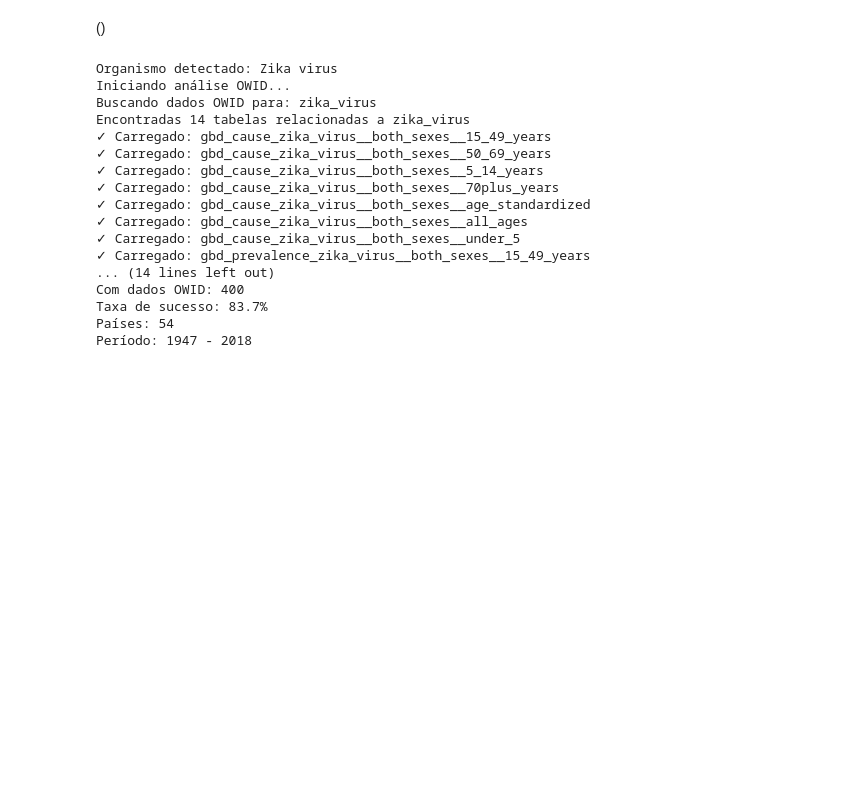
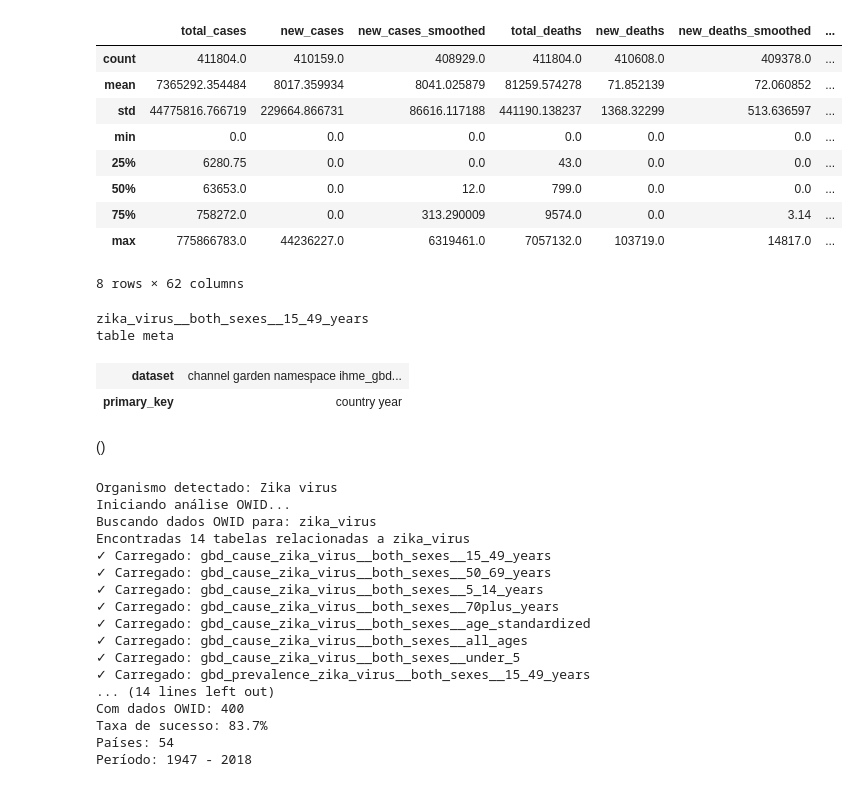
Before and after one commit to JohKemPo/BioComp_UFF, a Jupyter notebook: workflow/owid_integration_test.ipynb, the cells around one changed output. Saved outputs shown, nothing was run; the diff lists cells and outputs as text; code cells hidden in the pictures; blank space fills up the shorter version.

```diff
--- a/workflow/owid_integration_test.ipynb
+++ b/workflow/owid_integration_test.ipynb
@@ -11,6 +24,22 @@ len(result)
 # %%
-zika_virus__both_sexes__15_49_years	= result.iloc[0].load()
-zika_virus__both_sexes__15_49_years.head(1000)
+zika_virus__both_sexes__all_ages	= result.iloc[0].load()
+zika_virus__both_sexes__all_ages.describe()
+# %% [output]
+|  | total_cases | new_cases | new_cases_smoothed | total_deaths | new_deaths | new_deaths_smoothed | ... |
+| count | 411804.0 | 410159.0 | 408929.0 | 411804.0 | 410608.0 | 409378.0 | ... |
+| mean | 7365292.354484 | 8017.359934 | 8041.025879 | 81259.574278 | 71.852139 | 72.060852 | ... |
+| std | 44775816.766719 | 229664.866731 | 86616.117188 | 441190.138237 | 1368.32299 | 513.636597 | ... |
+| min | 0.0 | 0.0 | 0.0 | 0.0 | 0.0 | 0.0 | ... |
+| 25% | 6280.75 | 0.0 | 0.0 | 43.0 | 0.0 | 0.0 | ... |
+| 50% | 63653.0 | 0.0 | 12.0 | 799.0 | 0.0 | 0.0 | ... |
+| 75% | 758272.0 | 0.0 | 313.290009 | 9574.0 | 0.0 | 3.14 | ... |
+| max | 775866783.0 | 44236227.0 | 6319461.0 | 7057132.0 | 103719.0 | 14817.0 | ... |
+8 rows × 62 columns
 # %%
-zika_virus__both_sexes__15_49_years.metadata
+zika_virus__both_sexes__all_ages.metadata
+# %% [output]
+zika_virus__both_sexes__15_49_years
+table meta
+| dataset | channel garden namespace ihme_gbd... |
+| primary_key | country year |
 # %%
```
Also changed, not shown: parts of 6 cells of this notebook, 2 other files.
